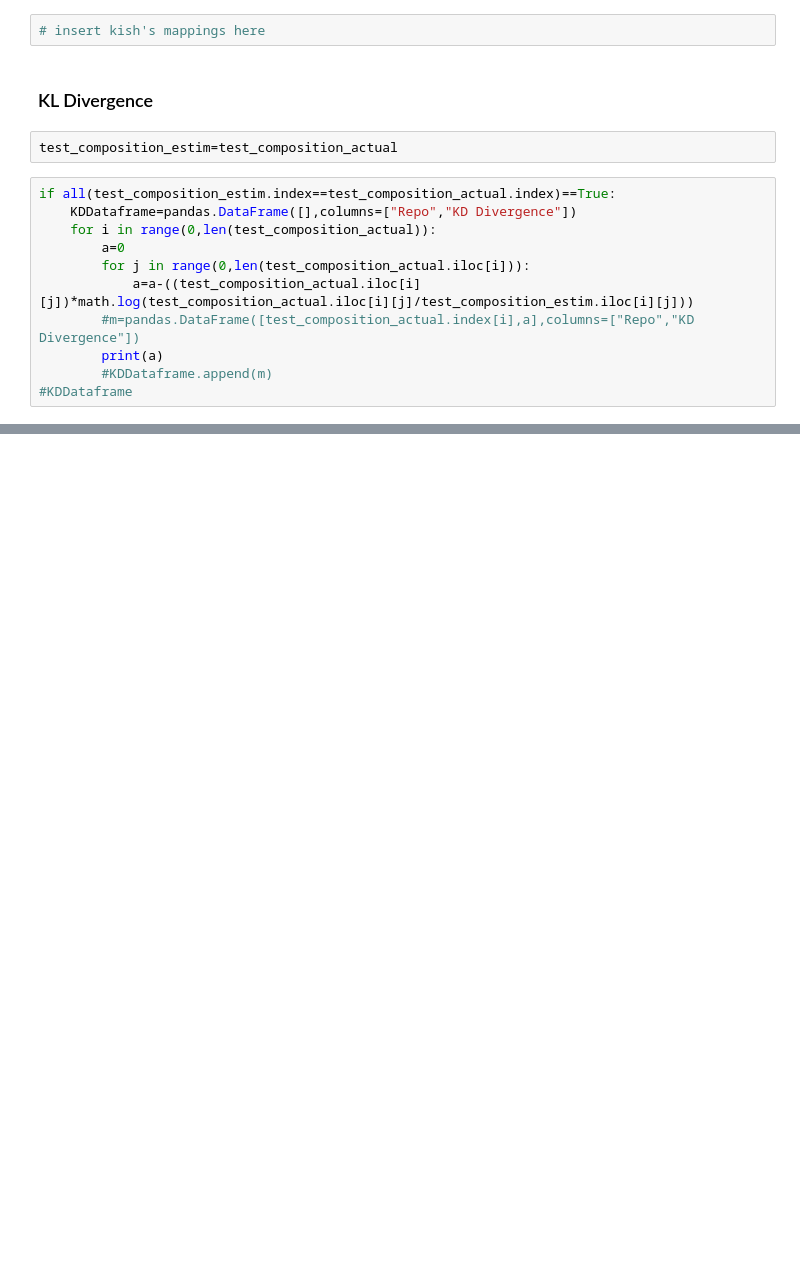
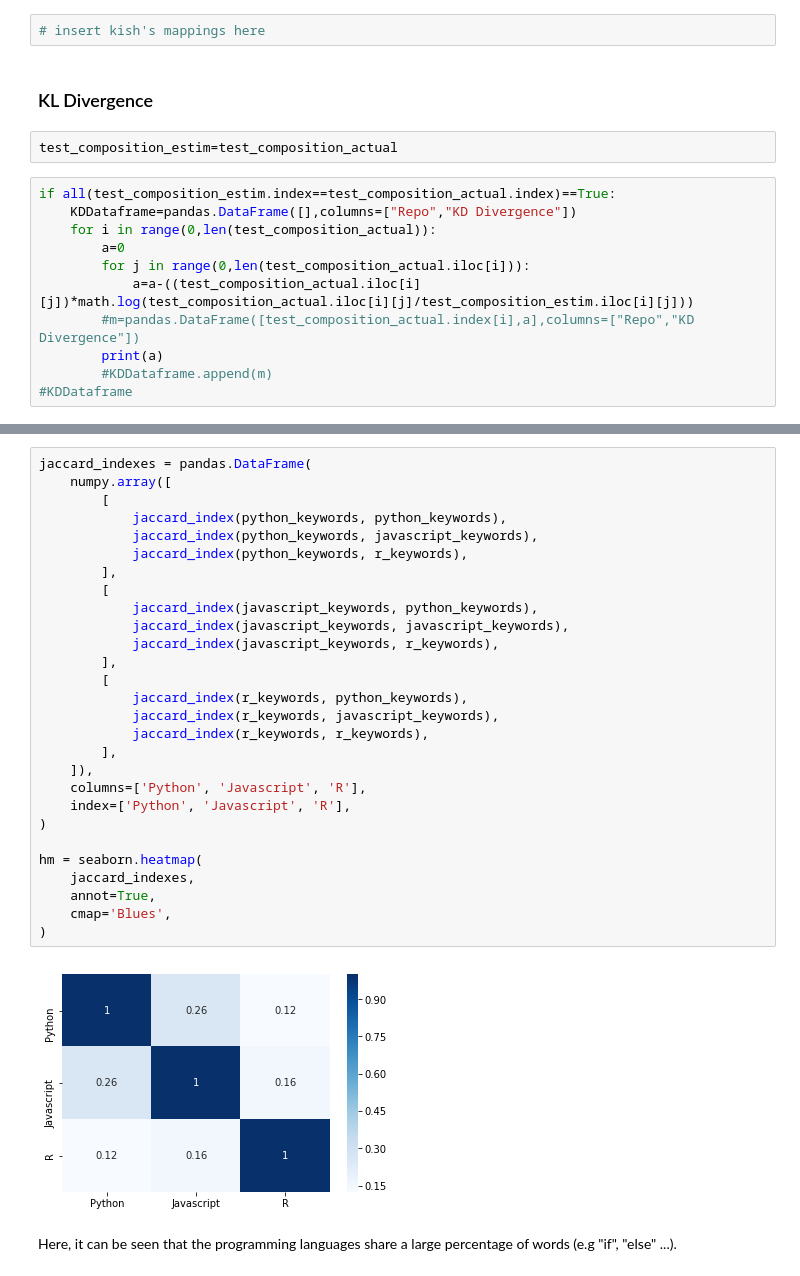
Before and after one commit to SJames528/data-science-toolbox-4, a Jupyter notebook: project/report.ipynb, the cells around one changed output, grey strips where cells are left out. Cells and saved outputs as stored; diff of their text form; blank space fills up the shorter version.

```diff
--- a/project/report.ipynb
+++ b/project/report.ipynb
@@ -752,0 +932,32 @@ if all(test_composition_estim.index==test_composition_actual.index)==True:
+# %%
+jaccard_indexes = pandas.DataFrame(
+    numpy.array([
+        [
+            jaccard_index(python_keywords, python_keywords),
+            jaccard_index(python_keywords, javascript_keywords),
+            jaccard_index(python_keywords, r_keywords),
+        ],
+        [
+            jaccard_index(javascript_keywords, python_keywords),
+            jaccard_index(javascript_keywords, javascript_keywords),
+            jaccard_index(javascript_keywords, r_keywords),
+        ],
+        [
+            jaccard_index(r_keywords, python_keywords),
+            jaccard_index(r_keywords, javascript_keywords),
+            jaccard_index(r_keywords, r_keywords),
+        ],
+    ]),
+    columns=['Python', 'Javascript', 'R'],
+    index=['Python', 'Javascript', 'R'],
+)
+
+hm = seaborn.heatmap(
+    jaccard_indexes,
+    annot=True,
+    cmap='Blues',
+)
+# %% [output]
+[figure, added]
+# %% [markdown]
+Here, it can be seen that the programming languages share a large percentage of words (e.g "if", "else" ...).
```
Also changed, not shown: parts of 57 cells of this notebook.
